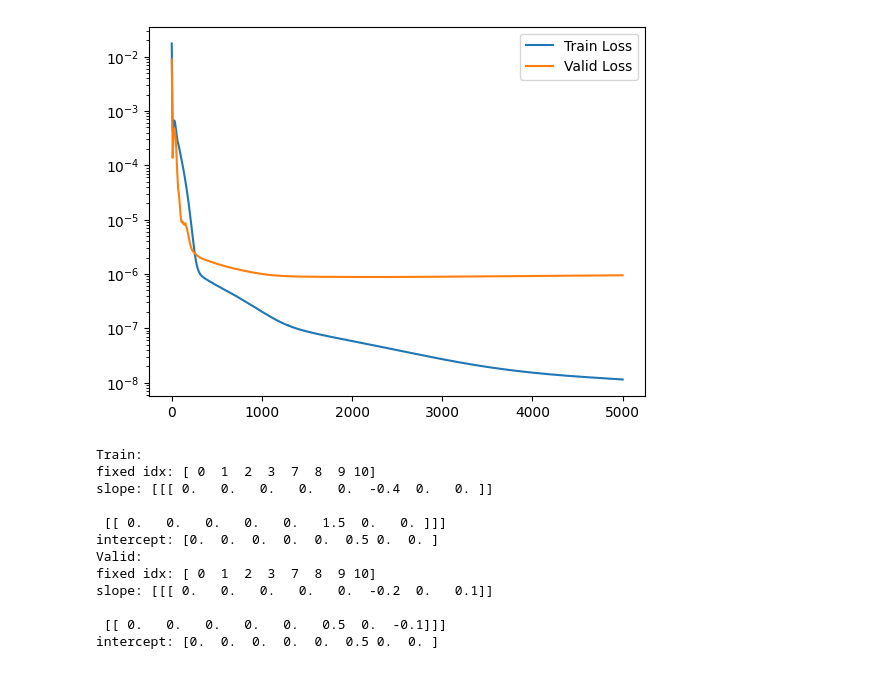
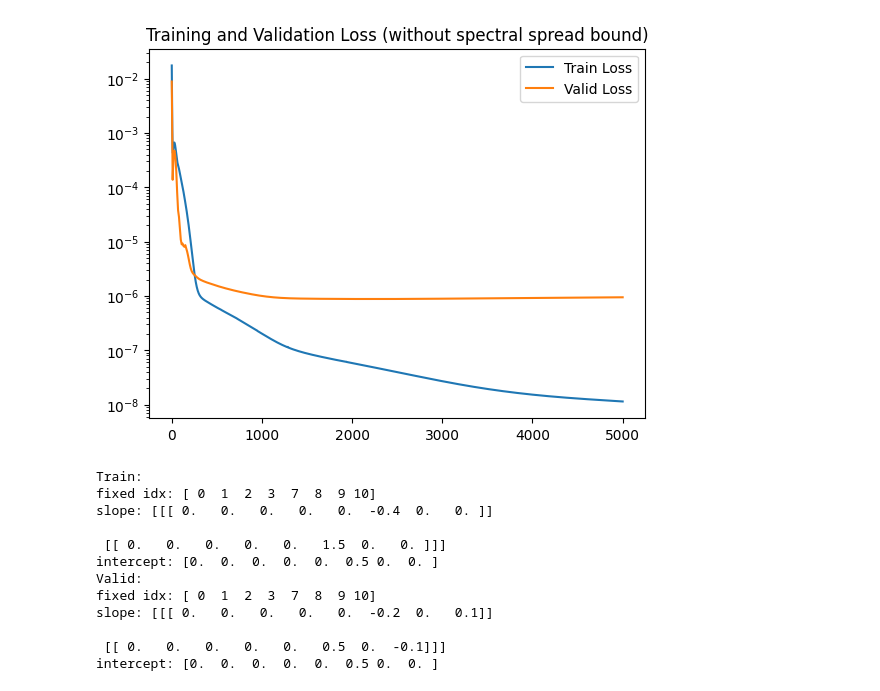
Before and after one commit to ryanchaiyakul/dismech-jax, a Jupyter notebook: examples/slinky/3d_slinky_10_loop_K(eps)_matrix_multiset.ipynb, the cells around one changed output. Drawn from its saved outputs; the diff is of its cells as text; code cells hidden in the pictures.

```diff
--- a/examples/slinky/3d_slinky_10_loop_K(eps)_matrix_multiset.ipynb
+++ b/examples/slinky/3d_slinky_10_loop_K(eps)_matrix_multiset.ipynb
@@ -193,17 +193,18 @@ learned K:  [0.62162858 0.14198616 0.0758126 ]
 # %%
 import matplotlib.pyplot as plt
 train_np = np.asarray(train_history, dtype=float).reshape(-1)
 valid_np = np.asarray(valid_history, dtype=float).reshape(-1)
 
 idx_valid = np.where(valid_np != -1)[0]
 
 plt.plot(np.arange(train_np.size), train_np, label="Train Loss")
 plt.plot(idx_valid, valid_np[idx_valid], label="Valid Loss")
 plt.yscale("log")
+plt.title("Training and Validation Loss (without spectral spread bound)")
 plt.legend()
 plt.show()
 # %% [output]
-[figure, old version]
+[figure, new version]
 # %%
 train = TestCase.from_npz(train_file)
 valid = TestCase.from_npz(valid_file)
```
Also changed, not shown: 17 other files.
